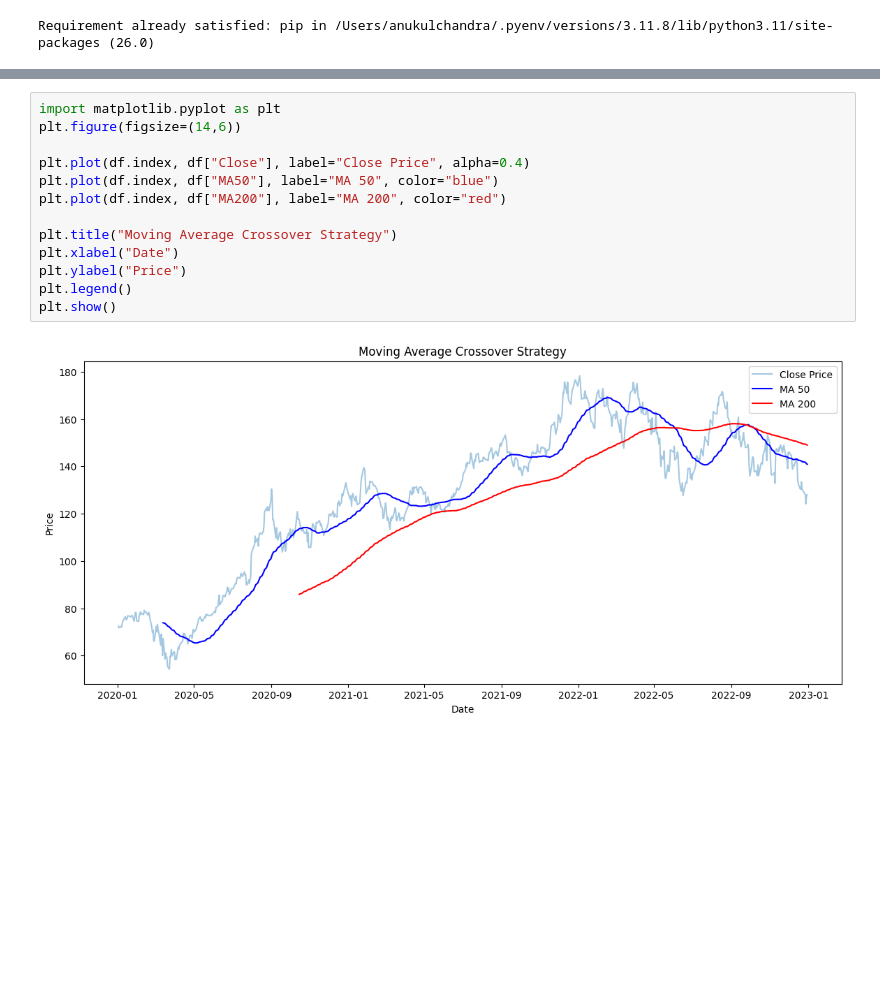
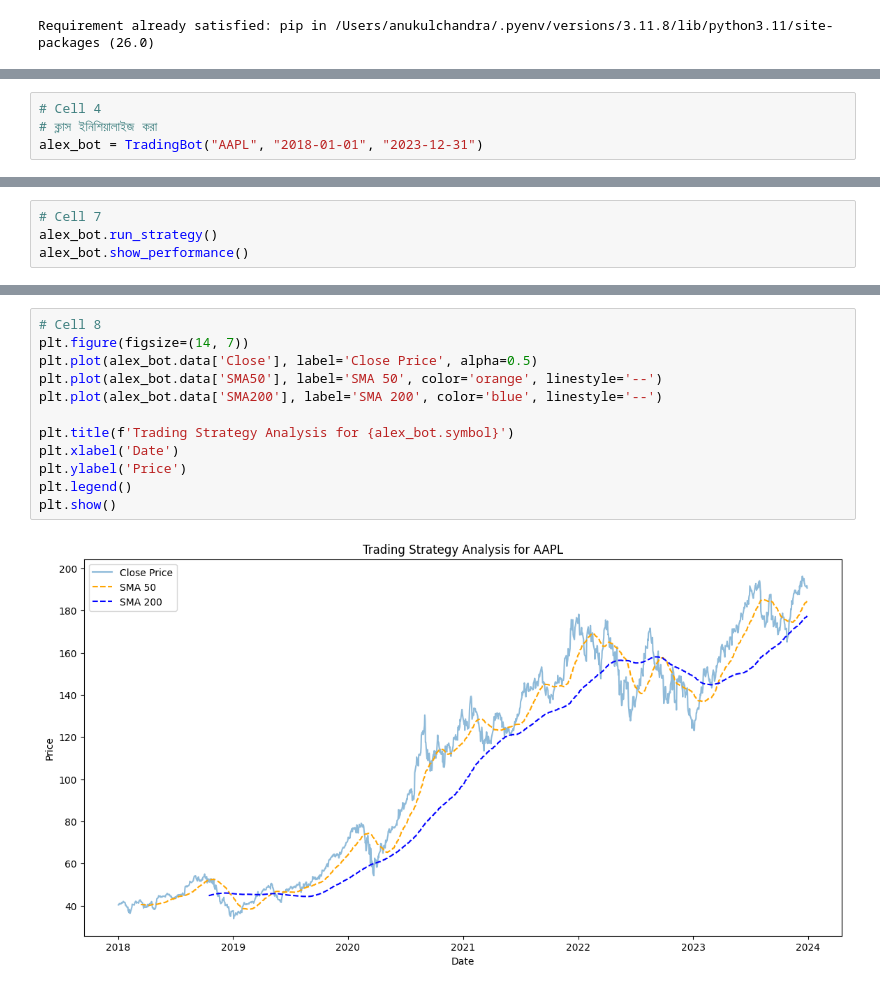
Before and after one commit to Anukul-Chandra/InternShip_Task, a Jupyter notebook: Task_1/trading_strategy.ipynb, the cells around one changed output, grey strips where cells are left out. Drawn from its saved outputs; the diff is of its cells as text; blank space fills up the shorter version.

```diff
--- a/Task_1/trading_strategy.ipynb
+++ b/Task_1/trading_strategy.ipynb
@@ -118,0 +108,4 @@ The strategy did not generate any trades for the selected period because the gol
+# %%
+# Cell 4
+# ক্লাস ইনিশিয়ালাইজ করা
+alex_bot = TradingBot("AAPL", "2018-01-01", "2023-12-31")
@@ -118,0 +140,4 @@ The strategy did not generate any trades for the selected period because the gol
+# %%
+# Cell 7
+alex_bot.run_strategy()
+alex_bot.show_performance()
@@ -119,15 +159,14 @@ The strategy did not generate any trades for the selected period because the gol
 # %%
-import matplotlib.pyplot as plt
-plt.figure(figsize=(14,6))
+# Cell 8
+plt.figure(figsize=(14, 7))
+plt.plot(alex_bot.data['Close'], label='Close Price', alpha=0.5)
+plt.plot(alex_bot.data['SMA50'], label='SMA 50', color='orange', linestyle='--')
+plt.plot(alex_bot.data['SMA200'], label='SMA 200', color='blue', linestyle='--')
 
-plt.plot(df.index, df["Close"], label="Close Price", alpha=0.4)
-plt.plot(df.index, df["MA50"], label="MA 50", color="blue")
-plt.plot(df.index, df["MA200"], label="MA 200", color="red")
-
-plt.title("Moving Average Crossover Strategy")
-plt.xlabel("Date")
-plt.ylabel("Price")
+plt.title(f'Trading Strategy Analysis for {alex_bot.symbol}')
+plt.xlabel('Date')
+plt.ylabel('Price')
 plt.legend()
 plt.show()
 # %% [output]
-[figure, old version]
+[figure, new version]
```
Also changed, not shown: parts of 16 cells of this notebook, 2 other files.
